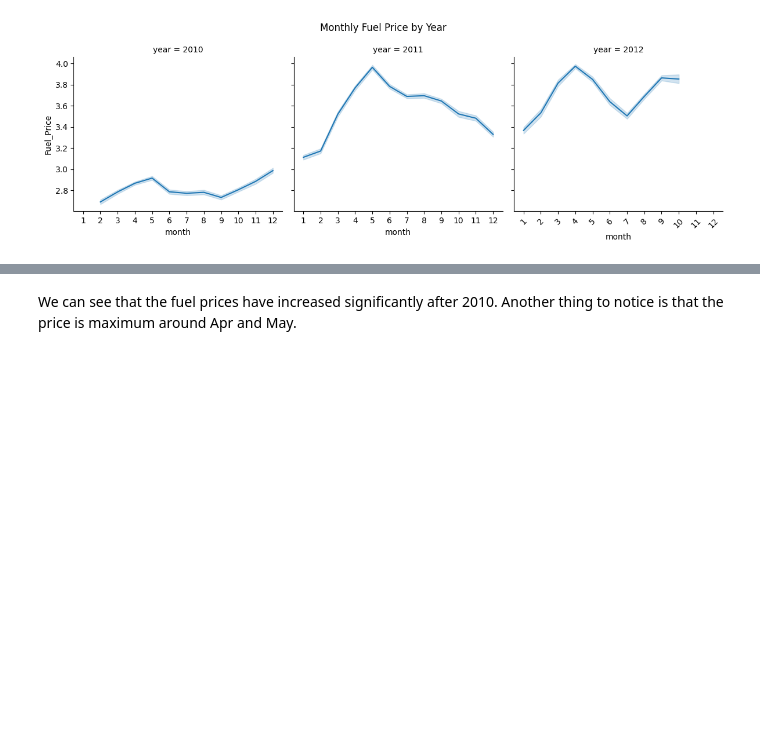
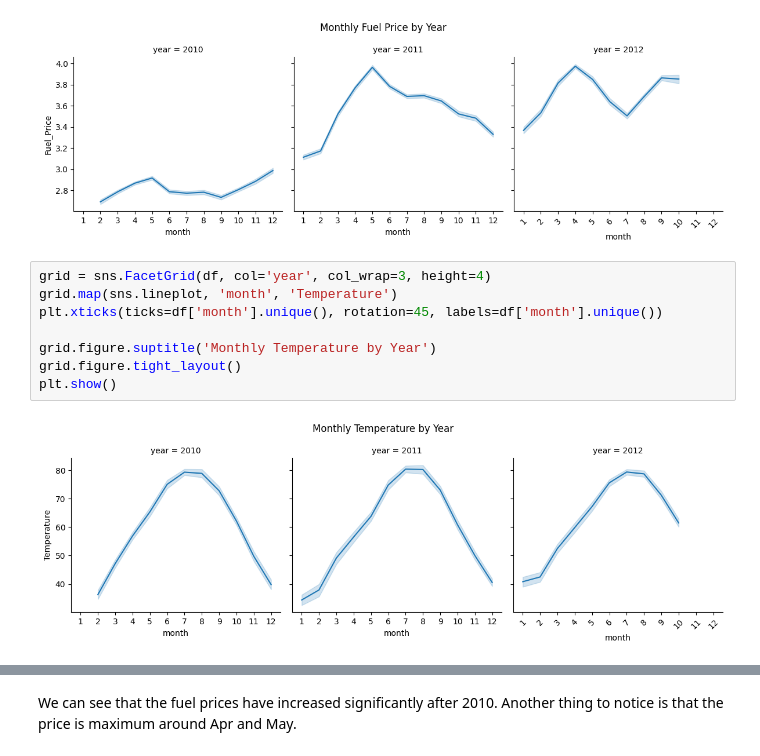
Before and after one commit to bdk-333/Walmart-Sales-Analysis, a Jupyter notebook: notebooks/02_exploratory_data_analysis.ipynb, the cells around one changed output, grey strips where cells are left out. Drawn from its saved outputs; the diff is of its cells as text; blank space fills up the shorter version.

```diff
--- a/notebooks/02_exploratory_data_analysis.ipynb
+++ b/notebooks/02_exploratory_data_analysis.ipynb
@@ -196,3 +196,13 @@ grid.figure.tight_layout()
 plt.show()
 # %% [output]
 [figure]
+# %%
+grid = sns.FacetGrid(df, col='year', col_wrap=3, height=4)
+grid.map(sns.lineplot, 'month', 'Temperature')
+plt.xticks(ticks=df['month'].unique(), rotation=45, labels=df['month'].unique())
+
+grid.figure.suptitle('Monthly Temperature by Year')
+grid.figure.tight_layout()
+plt.show()
+# %% [output]
+[figure, added]
```
Also changed, not shown: parts of 8 cells of this notebook.
